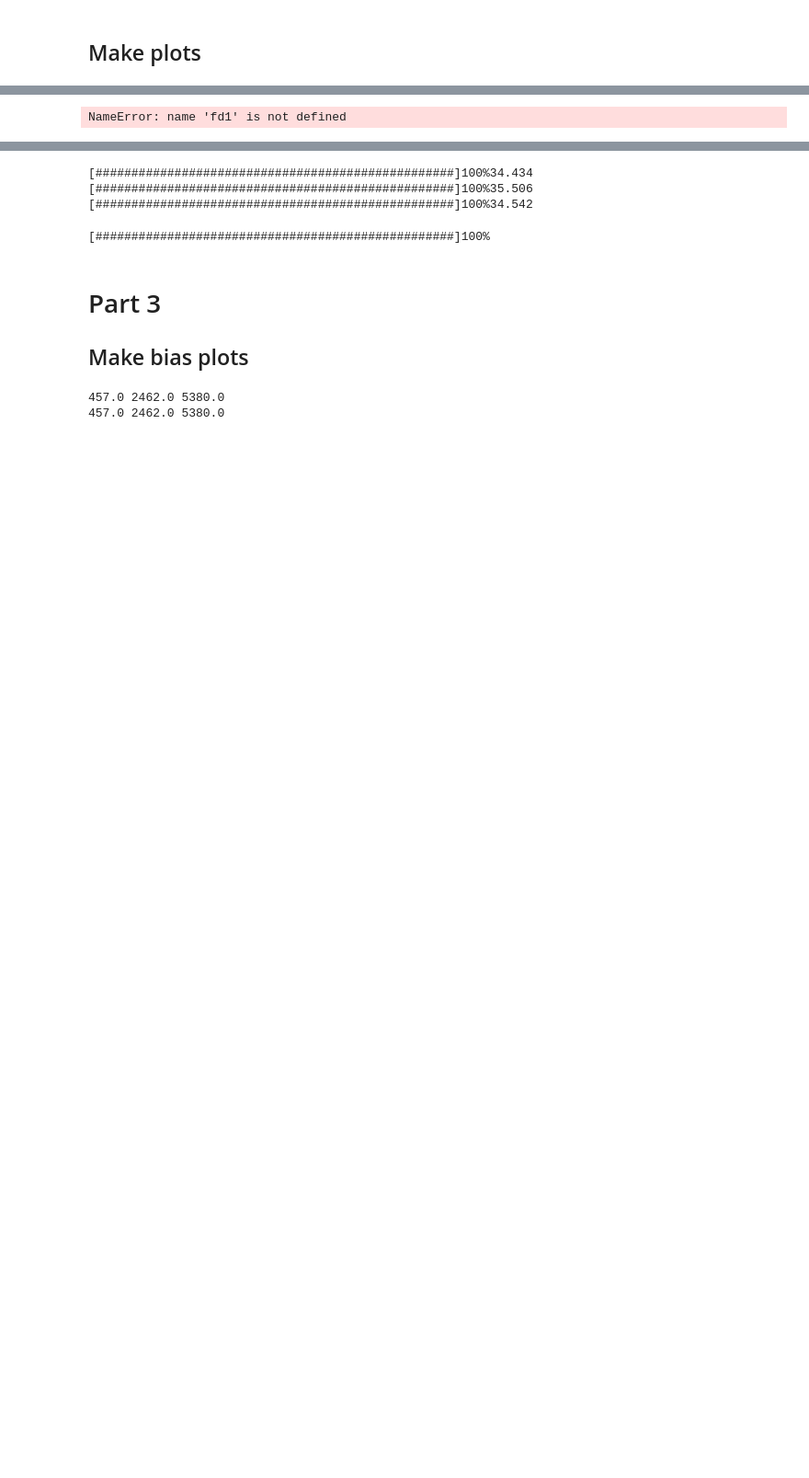
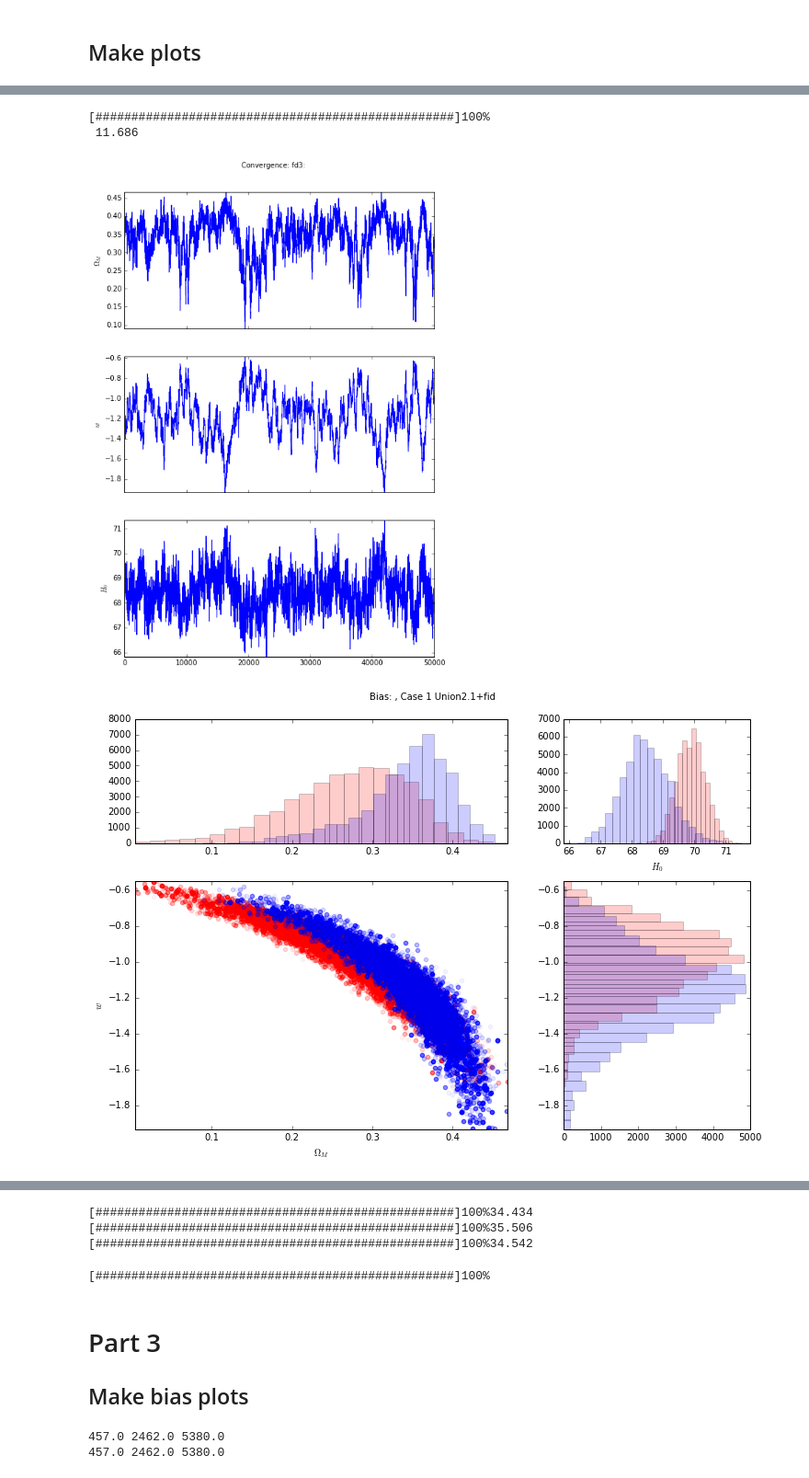
Before and after one commit to P-1884/COSMIC-BEAMS, a Jupyter notebook: zBEAMS_zf.ipynb, the cells around one changed output, grey strips where cells are left out. Shown at 92% size. Drawn from its saved outputs; the diff is of its cells as text; code cells hidden in the pictures; blank space fills up the shorter version.

```diff
--- a/zBEAMS_zf.ipynb
+++ b/zBEAMS_zf.ipynb
@@ -558,5 +556,0 @@ plot_contour_hist(union21,union21,'',dataset='Union2.0',nb=40)
-# %%
-MCMC_SNe(100000,fd2)
-print('\n',fd2.acceptr)
-# %% [output]
-NameError: name 'fd1' is not defined
@@ -565,0 +557,15 @@ plot_conv_mcmc(fd2,'',dataset='fd2')
+# %%
+# Do for the fake dataset 3
+
+MCMC_SNe(50000,fd3)
+print('\n',fd3.acceptr)
+# %% [output]
+[##################################################]100%
+ 11.686
+# %%
+plot_conv_mcmc(fd3,'',dataset='fd3')
+plot_sct_hist(union21,fd3,'1 Union2.1+fid',dataset='',nb=25)
+plot_contour_hist(union21,fd3,'1 Union2.1+fid',dataset='',nb=25)
+# %% [output]
+[figure, added]
+[figure, added]
```
Also changed, not shown: parts of 20 cells of this notebook, 14 other files.
